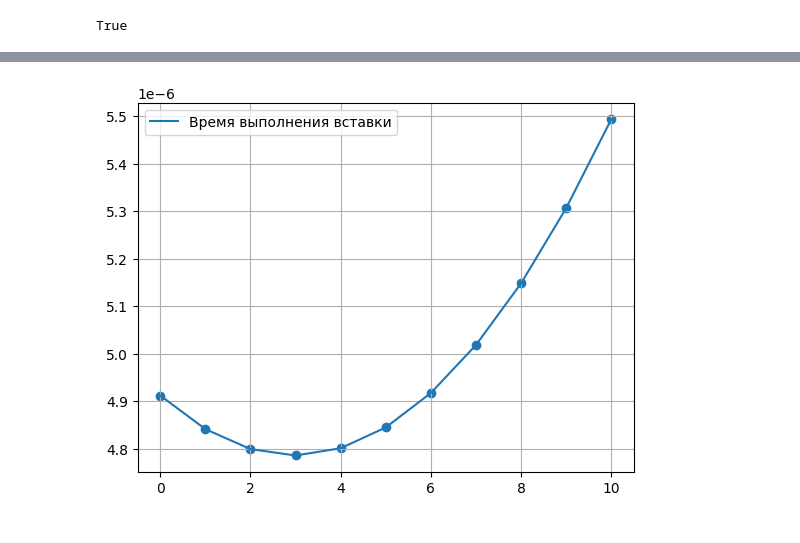
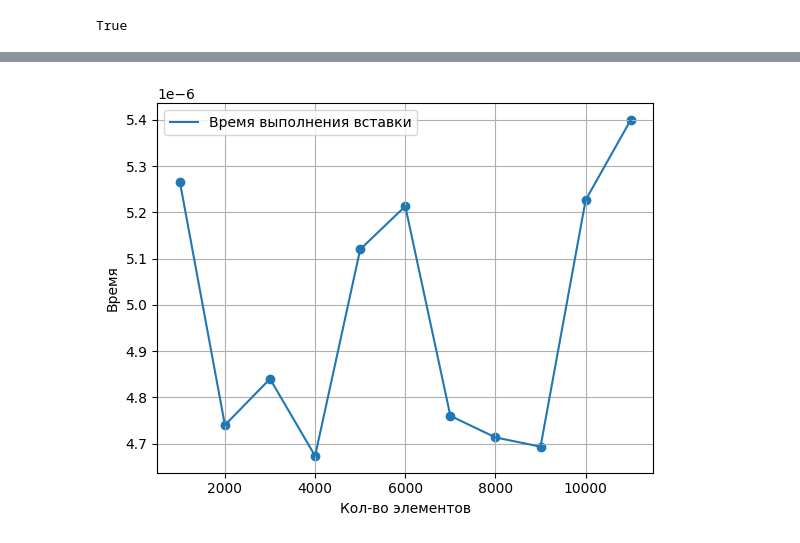
Before and after one commit to RubyBunny/asu_homework, a Jupyter notebook: TMP/6lab/main.ipynb, the cells around one changed output, grey strips where cells are left out. Cells and saved outputs as stored; diff of their text form; code cells hidden in the pictures.

```diff
--- a/TMP/6lab/main.ipynb
+++ b/TMP/6lab/main.ipynb
@@ -159,18 +162,19 @@ print(insert_array)
 # %%
 ax = plt.subplot()
 
-x_line = range(0, len(insert_array))
+x_line = range(START, END+STEP, STEP)
 y_line = insert_array
 
-z = numpy.polyfit (x_line, y_line, 2)
-p = numpy.poly1d (z)
+plt.scatter(x_line, y_line)
+plt.plot(x_line, y_line, label="Время выполнения вставки")
 
-plt.scatter (x_line, p(x_line))
-plt.plot (x_line, p(x_line), label="Время выполнения вставки")
+plt.xlabel("Кол-во элементов")
+plt.ylabel("Время")
+
 ax.legend()
 ax.grid()
 # %% [output]
-[figure, old version]
+[figure, new version]
 # %%
 def contain_speed_test(start: int, end: int, step: int) -> list[float]:
     speed_measurements = []
```
Also changed, not shown: parts of 19 cells of this notebook, 3 other files.
